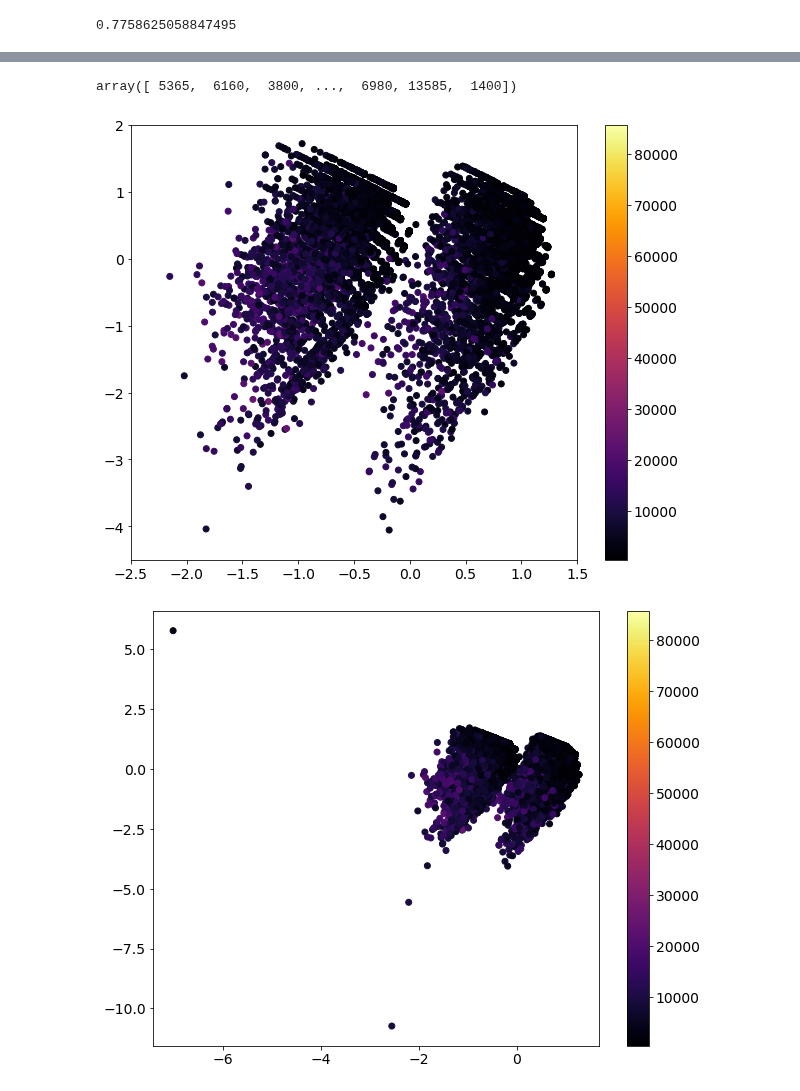
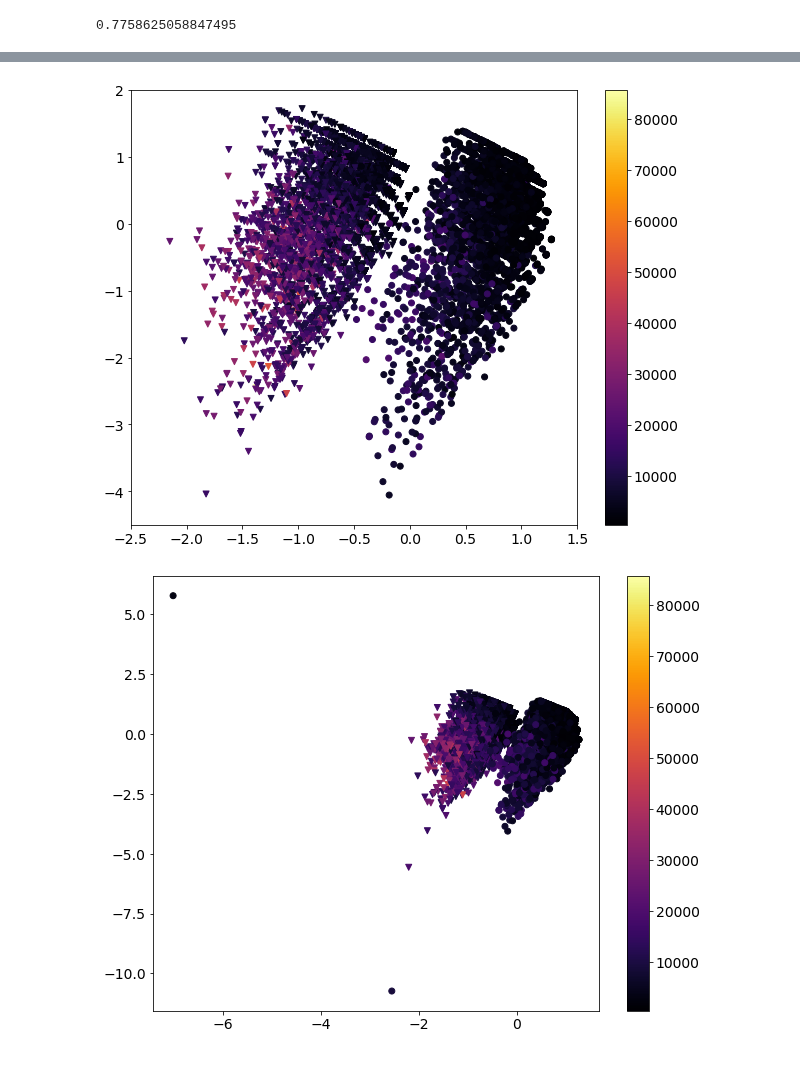
Before and after one commit to JordaoMemoria/topicosTrabalhoFinal, a Jupyter notebook: PPCAFinalJob.ipynb, the cells around one changed output, grey strips where cells are left out. Cells and saved outputs as stored; diff of their text form; code cells hidden in the pictures.

Commit message:
Change marker on PPCA

```diff
--- a/PPCAFinalJob.ipynb
+++ b/PPCAFinalJob.ipynb
@@ -211,7 +220,8 @@ sigma2
 # %% [output]
 0.7758625058847495
 # %%
-ZisProjetados = []
+ZisProjetadosSaoPaulo = []
+ZisResto = []
 for i in range(N):
     xi = np.array([data[i]])
     xiLessMi = xi - np.array([Mi])
@@ -219,8 +229,11 @@ for i in range(N):
     Minv = pinv(M)
     MinvWT = Minv @ W.T
     zi = MinvWT @ xiLessMi.T # Projeção
-#     print(zi)
-    ZisProjetados.append([zi[0,0],zi[1,0]])
 
-ZisProjetados = np.array(ZisProjetados)
-ZisProjetados
+    if i in indexSaoPaulo:
+        ZisProjetadosSaoPaulo.append([zi[0,0],zi[1,0]])
+    else:
+        ZisResto.append([zi[0,0],zi[1,0]])
+
+ZisProjetadosSaoPaulo = np.array(ZisProjetadosSaoPaulo)
+ZisResto = np.array(ZisResto)
@@ -235,51 +240,47 @@ array([[-0.58197038,  0.79877006],
-# %%
-y.values.T[0]
-# %% [output]
-array([ 5365,  6160,  3800, ...,  6980, 13585,  1400])
+# %%
+pricesValue = y.values.T[0]
+pricesSaoPaulo = []
+pricesResto = []
+for i in range(len(pricesValue)):
+    if i in indexSaoPaulo:
+        pricesSaoPaulo.append(pricesValue[i])
+    else:
+        pricesResto.append(pricesValue[i])
 # %%
 mpl.rcParams['figure.figsize'] = (10, 8)
 
 cm = plt.cm.get_cmap('RdYlBu')
 
-l1 = ZisProjetados[:,0]
-l2 = ZisProjetados[:,1]
+l1 = ZisProjetadosSaoPaulo[:,0]
+l2 = ZisProjetadosSaoPaulo[:,1]
 
-# scaler = StandardScaler()
-# scaler.fit(y)
-# y = scaler.transform(y)
+l1r = ZisResto[:,0]
+l2r = ZisResto[:,1]
 
-# print(y)
+plt.scatter(l1, l2, c=pricesSaoPaulo, cmap="inferno", marker='v')
+plt.scatter(l1r, l2r, c=pricesResto, cmap="inferno", marker='o')
 
-# y = np.log(y.values)
-# print(y)
-
-plt.scatter(l1, l2, c=y.values.T[0], cmap="inferno")
 plt.xlim(-2.5,1.5)
 plt.ylim(-4.5,2)
 plt.colorbar()
 plt.show()
 # %% [output]
-[figure, old version]
+[figure, new version]
 # %%
 mpl.rcParams['figure.figsize'] = (10, 8)
 
 cm = plt.cm.get_cmap('RdYlBu')
 
-l1 = ZisProjetados[:,0]
-l2 = ZisProjetados[:,1]
+l1 = ZisProjetadosSaoPaulo[:,0]
+l2 = ZisProjetadosSaoPaulo[:,1]
 
-# scaler = StandardScaler()
-# scaler.fit(y)
-# y = scaler.transform(y)
+l1r = ZisResto[:,0]
+l2r = ZisResto[:,1]
 
-# print(y)
-
-# y = np.log(y.values)
-# print(y)
-
-plt.scatter(l1, l2, c=y.values.T[0], cmap="inferno")
+plt.scatter(l1, l2, c=pricesSaoPaulo, cmap="inferno", marker='v')
+plt.scatter(l1r, l2r, c=pricesResto, cmap="inferno", marker='o')
 plt.colorbar()
 plt.show()
 # %% [output]
-[figure, old version]
+[figure, new version]
 # %%
```
Also changed, not shown: parts of 4 cells of this notebook.
